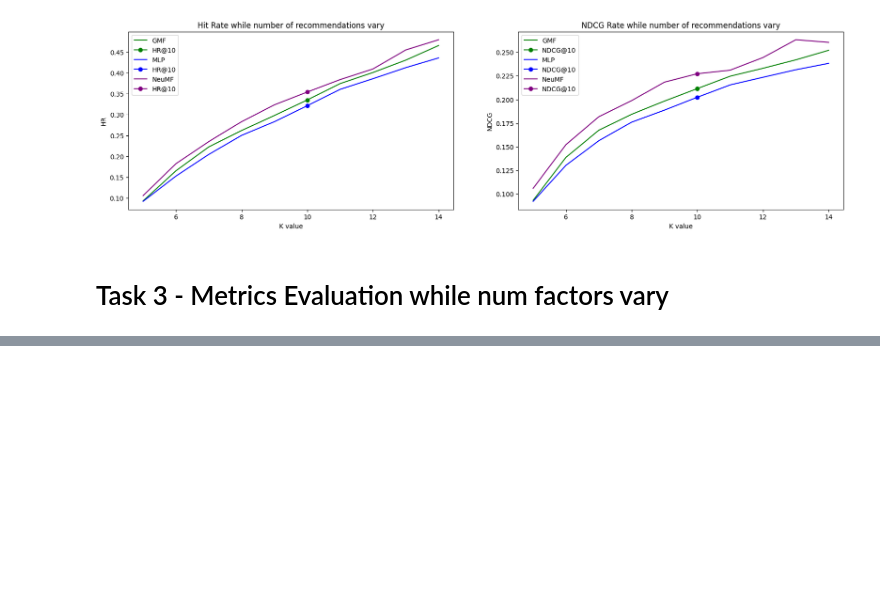
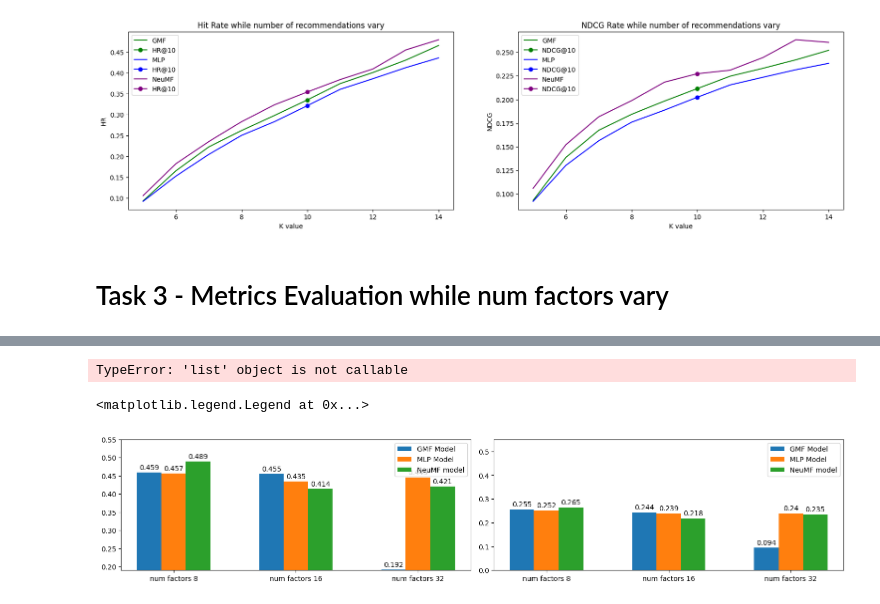
Before and after one commit to agoniko/Neural-Collaborative-Filtering, a Jupyter notebook: Assignment1.ipynb, the cells around one changed output, grey strips where cells are left out. Saved outputs shown, nothing was run; the diff lists cells and outputs as text; code cells hidden in the pictures; blank space fills up the shorter version.

```diff
--- a/Assignment1.ipynb
+++ b/Assignment1.ipynb
@@ -859,6 +861,9 @@ plt.show()
 # Task 3 - Metrics Evaluation while num factors vary
 # %%
 num_factors = [8, 16, 32]
+
+#do not change the order of HR and NDCG matrices
+model_names = ["GMF Model", "MLP Model", "NeuMF model"]
 #num_factors = [8, 16, 32, 64]
 
 mlp_models, gmf_models, nmf_models = {}, {}, {}
@@ -888,0 +875,36 @@ for num in num_factors:
+# %%
+HR, NDCG = list([]), list([])
+for num in num_factors:
+    hr_gmf, ndcg_gmf = metrics(gmf_models[num], test_loader, 10, device)
+    hr_mlp, ndcg_mlp = metrics(mlp_models[num], test_loader, 10, device)
+    hr_nmf, ndcg_nmf = metrics(nmf_models[num], test_loader, 10, device)
+    HR.append([hr_gmf, hr_mlp, hr_nmf])
+    NDCG.append([ndcg_gmf, ndcg_mlp, ndcg_nmf])
+# %% [output]
+TypeError: 'list' object is not callable
+# %%
+HR = np.array(HR).T
+ndcg = np.array(NDCG).T
+# %%
+from matplotlib.container import BarContainer
+fig, (ax1, ax2) = plt.subplots(1, 2, layout='constrained', figsize = (15,3))
+x = np.arange(HR.shape[1])
+offset = -0.2
+for i in range(len(HR)):
+    rects1 = ax1.bar(x + offset, np.round(HR[i], 3), width=0.2, label = model_names[i])
+    rects2 = ax2.bar(x + offset, np.round(ndcg[i], 3), width=0.2, label = model_names[i])
+    ax1.bar_label(rects1, padding = 2)
+    ax2.bar_label(rects2, padding = 2)
+    offset += 0.2
+    ax1.set_ylim(0.19, 0.55)
+    ax2.set_ylim(0.0, 0.55)
+
+ax1.set_xticks(x)
+ax1.set_xticklabels(["num factors {}".format(num) for num in num_factors])
+ax2.set_xticks(x)
+ax2.set_xticklabels(["num factors {}".format(num) for num in num_factors])
+ax1.legend()
+ax2.legend()
+# %% [output]
+<matplotlib.legend.Legend at 0x...>
+[figure, added]
```
Also changed, not shown: parts of 3 cells of this notebook, 3 other files.
